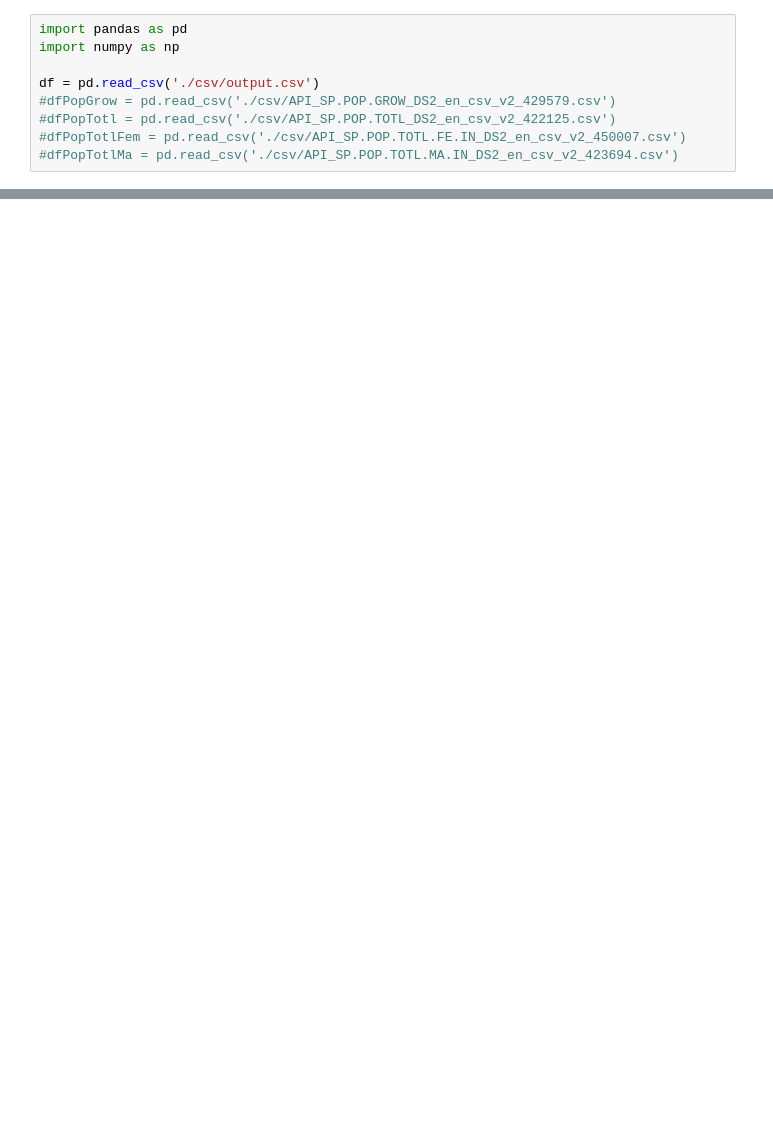
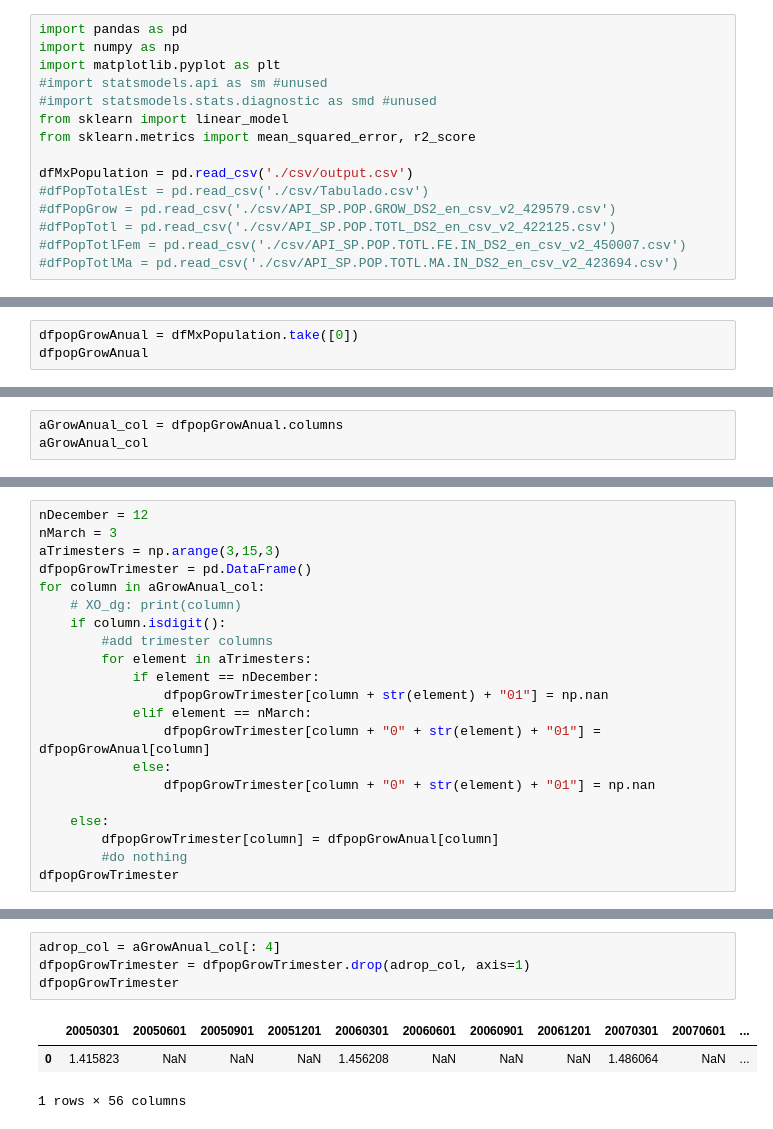
Before and after one commit to E7SATAI/salarios, a Jupyter notebook: ExploratoryDataAnalysis/population/crecimientoPoblacion.ipynb, the cells around one changed output, grey strips where cells are left out. Saved outputs shown, nothing was run; the diff lists cells and outputs as text; blank space fills up the shorter version.

Commit message:
Adding fixed population by stade. Changes on crecimientoPoblacion.ipynb

```diff
--- a/ExploratoryDataAnalysis/population/crecimientoPoblacion.ipynb
+++ b/ExploratoryDataAnalysis/population/crecimientoPoblacion.ipynb
@@ -1,8 +1,14 @@
 # %%
 import pandas as pd
 import numpy as np
+import matplotlib.pyplot as plt
+#import statsmodels.api as sm #unused
+#import statsmodels.stats.diagnostic as smd #unused
+from sklearn import linear_model
+from sklearn.metrics import mean_squared_error, r2_score
 
-df = pd.read_csv('./csv/output.csv')
+dfMxPopulation = pd.read_csv('./csv/output.csv')
+#dfPopTotalEst = pd.read_csv('./csv/Tabulado.csv')
 #dfPopGrow = pd.read_csv('./csv/API_SP.POP.GROW_DS2_en_csv_v2_429579.csv')
 #dfPopTotl = pd.read_csv('./csv/API_SP.POP.TOTL_DS2_en_csv_v2_422125.csv')
 #dfPopTotlFem = pd.read_csv('./csv/API_SP.POP.TOTL.FE.IN_DS2_en_csv_v2_450007.csv')
@@ -46,0 +24,3 @@ KeyError: '0'
+# %%
+dfpopGrowAnual = dfMxPopulation.take([0])
+dfpopGrowAnual
@@ -46,0 +30,3 @@ KeyError: '0'
+# %%
+aGrowAnual_col = dfpopGrowAnual.columns
+aGrowAnual_col
@@ -46,0 +38,21 @@ KeyError: '0'
+# %%
+nDecember = 12
+nMarch = 3
+aTrimesters = np.arange(3,15,3)
+dfpopGrowTrimester = pd.DataFrame()
+for column in aGrowAnual_col:
+    # XO_dg: print(column)
+    if column.isdigit():
+        #add trimester columns
+        for element in aTrimesters:
+            if element == nDecember:
+                dfpopGrowTrimester[column + str(element) + "01"] = np.nan
+            elif element == nMarch:
+                dfpopGrowTrimester[column + "0" + str(element) + "01"] = dfpopGrowAnual[column]
+            else:
+                dfpopGrowTrimester[column + "0" + str(element) + "01"] = np.nan
+
+    else:
+        dfpopGrowTrimester[column] = dfpopGrowAnual[column]
+        #do nothing
+dfpopGrowTrimester
@@ -46,0 +63,8 @@ KeyError: '0'
+# %%
+adrop_col = aGrowAnual_col[: 4]
+dfpopGrowTrimester = dfpopGrowTrimester.drop(adrop_col, axis=1)
+dfpopGrowTrimester
+# %% [output]
+|  | 20050301 | 20050601 | 20050901 | 20051201 | 20060301 | 20060601 | 20060901 | 20061201 | 20070301 | 20070601 | ... |
+| 0 | 1.415823 | NaN | NaN | NaN | 1.456208 | NaN | NaN | NaN | 1.486064 | NaN | ... |
+1 rows × 56 columns
```
Also changed, not shown: parts of 13 cells of this notebook, 3 other files.
